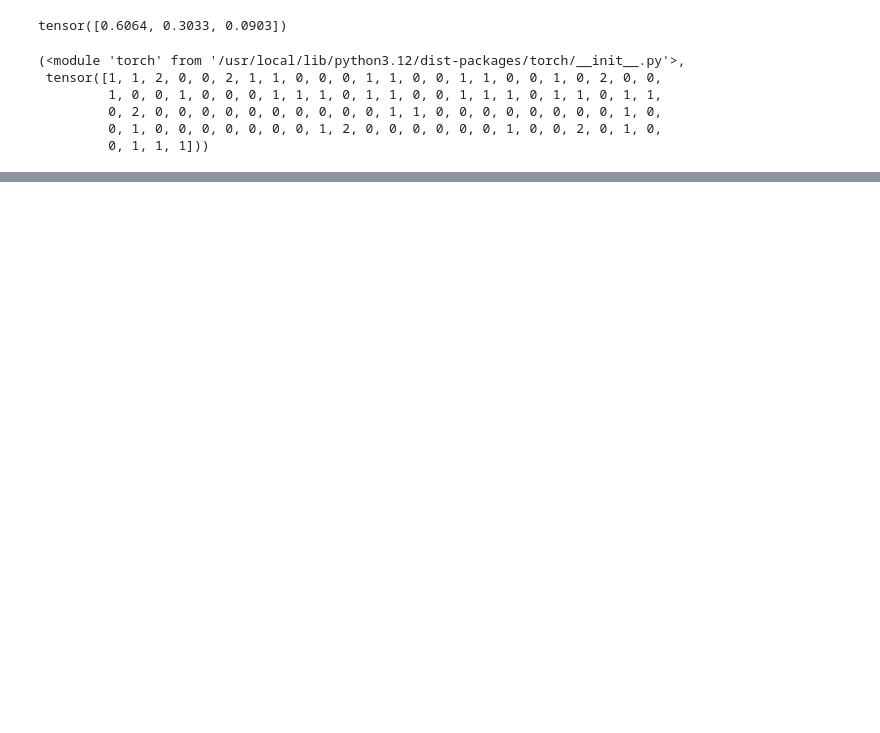
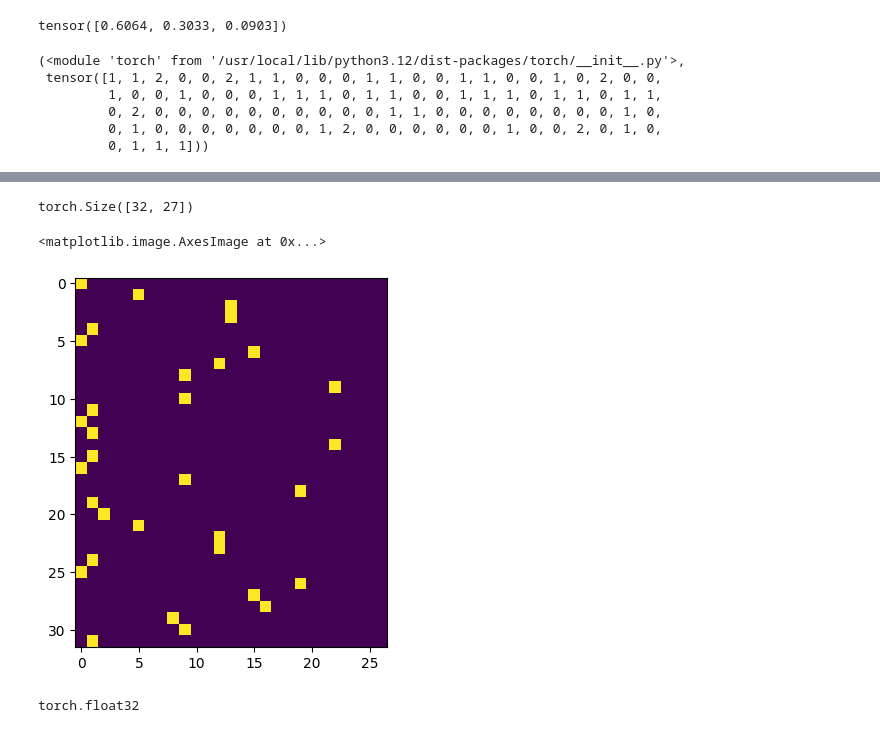
Before and after one commit to vipinkumarcp/llms_from_scratch, a Jupyter notebook: makemore.ipynb, the cells around one changed output, grey strips where cells are left out. Cells and saved outputs as stored; diff of their text form; code cells hidden in the pictures; blank space fills up the shorter version.

```diff
--- a/makemore.ipynb
+++ b/makemore.ipynb
@@ -225,0 +221,21 @@ ja.
+# %%
+log_likelihood = 0.0
+n=0
+for w in words:
+# for w in["vipinbq"]:
+  chs = ['.'] + list(w) + ['.']
+  for ch1,ch2 in zip(chs,chs[1:]):
+    ix1 = stoi[ch1]
+    ix2 = stoi[ch2]
+    prob = P[ix1,ix2]
+    logprob = torch.log(prob)
+    log_likelihood += logprob
+    n += 1
+
+    print(f"{ch1}{ch2} {prob:.4f} {logprob:.4f}")
+
+print(f"{log_likelihood=}")
+#negitive log likelihood
+nll = -log_likelihood
+print(f"{nll=}")
+print(f"normalized log likliy hood {nll/n}")
@@ -225,0 +260,17 @@ ja.
+# %%
+#now we are going second approch by neural networks
+
+#creating training set of bigrams
+
+xs, ys = [],[]
+
+for w in words[:5]:
+  chs = ['.'] + list(w) + ['.']
+  for ch1,ch2 in zip(chs,chs[1:]):
+    ix1 = stoi[ch1]
+    ix2 = stoi[ch2]
+    xs.append(ix1)
+    ys.append(ix2)
+
+xs =  torch.tensor(xs)
+ys = torch.tensor(ys)
@@ -225,0 +287,5 @@ ja.
+# %%
+import torch.nn.functional as F
+
+xenc = F.one_hot(xs,num_classes=27).float()
+xenc
@@ -225,0 +310,13 @@ ja.
+# %%
+xenc.shape
+# %% [output]
+torch.Size([32, 27])
+# %%
+plt.imshow(xenc)
+# %% [output]
+<matplotlib.image.AxesImage at 0x...>
+[figure, added]
+# %%
+xenc.dtype
+# %% [output]
+torch.float32
```
Also changed, not shown: parts of 11 cells of this notebook.
